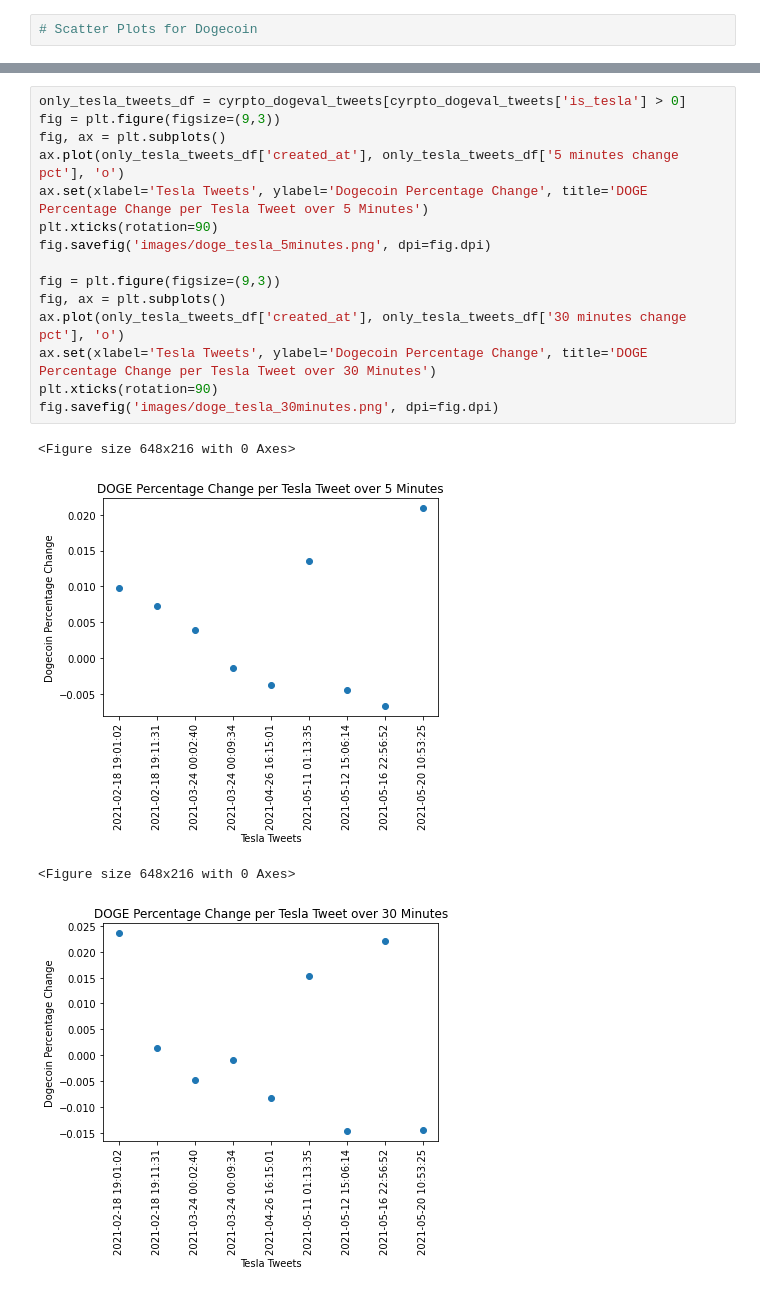
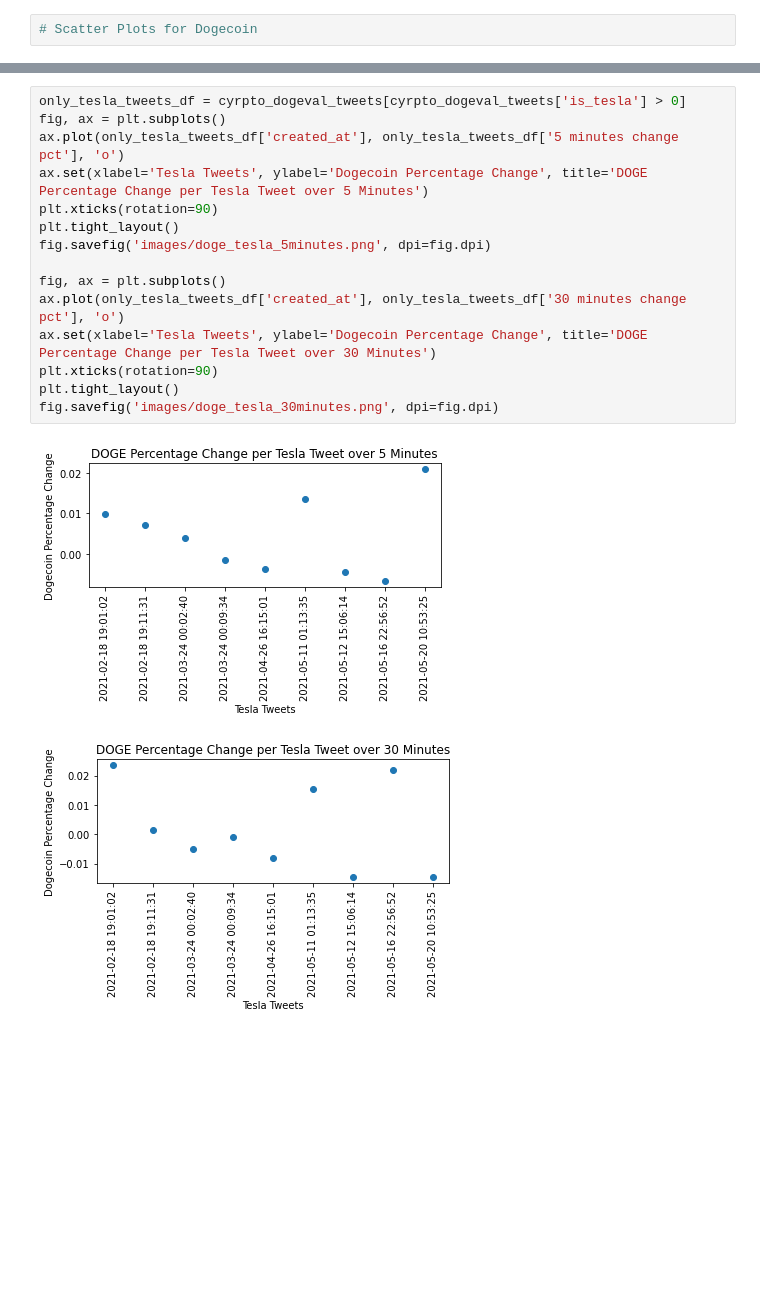
Before and after one commit to acorea/project-grizzly, a Jupyter notebook: elon_plotting.ipynb, the cells around one changed output, grey strips where cells are left out. Cells and saved outputs as stored; diff of their text form; blank space fills up the shorter version.

```diff
--- a/elon_plotting.ipynb
+++ b/elon_plotting.ipynb
@@ -168,24 +156,22 @@ fig.savefig('images/doge_crypto_30minutes.png', dpi=fig.dpi)
 [figure]
 # %%
 only_tesla_tweets_df = cyrpto_dogeval_tweets[cyrpto_dogeval_tweets['is_tesla'] > 0]
-fig = plt.figure(figsize=(9,3))
 fig, ax = plt.subplots()
 ax.plot(only_tesla_tweets_df['created_at'], only_tesla_tweets_df['5 minutes change pct'], 'o')
 ax.set(xlabel='Tesla Tweets', ylabel='Dogecoin Percentage Change', title='DOGE Percentage Change per Tesla Tweet over 5 Minutes')
 plt.xticks(rotation=90)
+plt.tight_layout()
 fig.savefig('images/doge_tesla_5minutes.png', dpi=fig.dpi)
 
-fig = plt.figure(figsize=(9,3))
 fig, ax = plt.subplots()
 ax.plot(only_tesla_tweets_df['created_at'], only_tesla_tweets_df['30 minutes change pct'], 'o')
 ax.set(xlabel='Tesla Tweets', ylabel='Dogecoin Percentage Change', title='DOGE Percentage Change per Tesla Tweet over 30 Minutes')
 plt.xticks(rotation=90)
+plt.tight_layout()
 fig.savefig('images/doge_tesla_30minutes.png', dpi=fig.dpi)
 # %% [output]
-<Figure size 648x216 with 0 Axes>
-[figure, old version]
+[figure, new version]
-<Figure size 648x216 with 0 Axes>
-[figure, old version]
+[figure, new version]
 # %%
 polarity_df = tweets_df['polarity']
 positive_count = polarity_df[polarity_df > 0].count()
```
Also changed, not shown: parts of 7 cells of this notebook, 15 other files.
